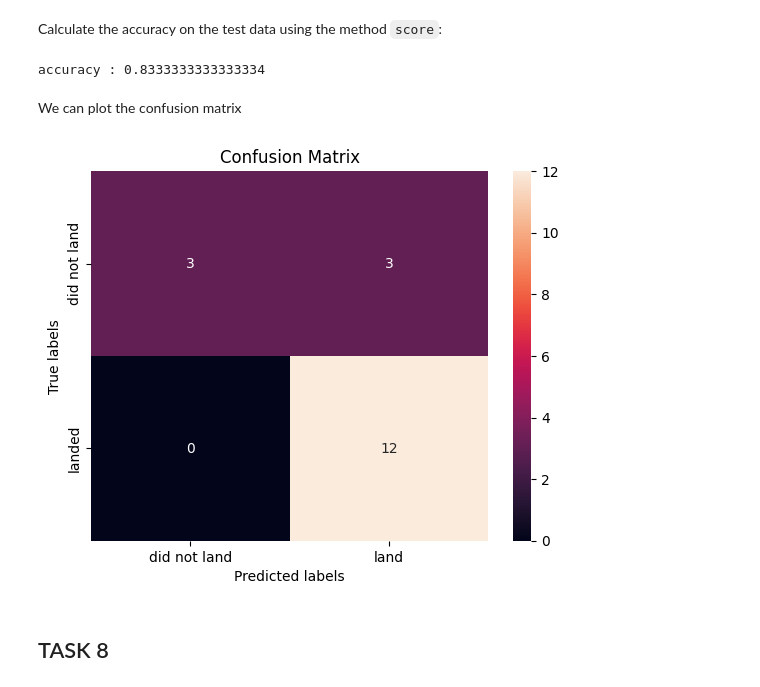
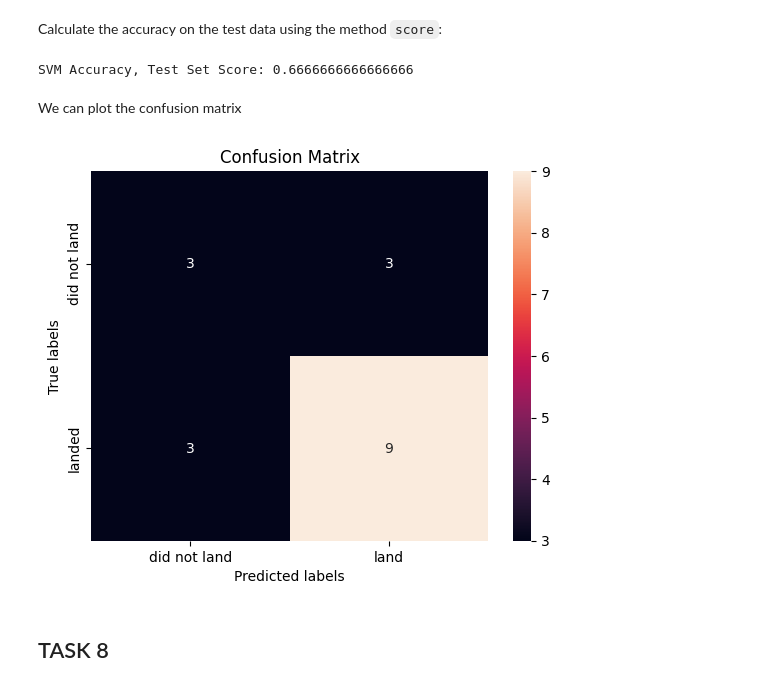
Before and after one commit to sahaminakshy1989/testrepo, a Jupyter notebook: SpaceX_Machine Learning Prediction_Part_5.ipynb, the cells around one changed output. Saved outputs shown, nothing was run; the diff lists cells and outputs as text; code cells hidden in the pictures.

```diff
--- a/SpaceX_Machine Learning Prediction_Part_5.ipynb
+++ b/SpaceX_Machine Learning Prediction_Part_5.ipynb
@@ -144,3 +152,6 @@ X = preprocessing.StandardScaler().fit(X).transform(X.astype(float))
+# %%
+
+X = transform.fit_transform(X)
 # %%
 X[0:5]
 # %% [output]
@@ -188,5 +259,0 @@ parameters ={'C':[0.01,0.1,1],
-# %%
-parameters ={"C":[0.01,0.1,1],'penalty':['l2'], 'solver':['lbfgs']}# l1 lasso l2 ridge
-lr=LogisticRegression()
-logreg_cv = GridSearchCV(estimator=lr, cv=10, param_grid=parameters)
-logreg_cv.fit(X_train, Y_train)
@@ -234,6 +300,4 @@ parameters = {'kernel':('linear', 'rbf','poly','rbf', 'sigmoid'),
               'C': np.logspace(-3, 3, 5),
               'gamma':np.logspace(-3, 3, 5)}
 svm = SVC()
+svm_cv = GridSearchCV(svm, parameters, cv= 10).fit(X_train,Y_train)
-# %%
-svm_cv = GridSearchCV(estimator=svm, cv=10, param_grid=parameters)
-svm_cv.fit(X_train, Y_train)
@@ -254,17 +311,18 @@ accuracy : 0.8482142857142856
 ## TASK  7
 # %% [markdown]
 Calculate the accuracy on the test data using the method <code>score</code>:
-# %%
-print("accuracy :", svm_cv.score(X_test, Y_test))
-# %% [output]
-accuracy : 0.8333333333333334
+# %%
+svm_cv_acc = svm_cv.score(X_test,Y_test)
+print('SVM Accuracy, Test Set Score:', svm_cv_acc )
+# %% [output]
+SVM Accuracy, Test Set Score: 0.6666666666666666
 # %% [markdown]
 We can plot the confusion matrix
 # %%
-yhat=svm_cv.predict(X_test)
-plot_confusion_matrix(Y_test,yhat)
+svm_yhat=svm_cv.predict(X_test)
+plot_confusion_matrix(Y_test,svm_yhat)
 # %% [output]
-[figure, old version]
+[figure, new version]
 # %% [markdown]
 ## TASK  8
 # %% [markdown]
```
Also changed, not shown: parts of 44 cells of this notebook.
